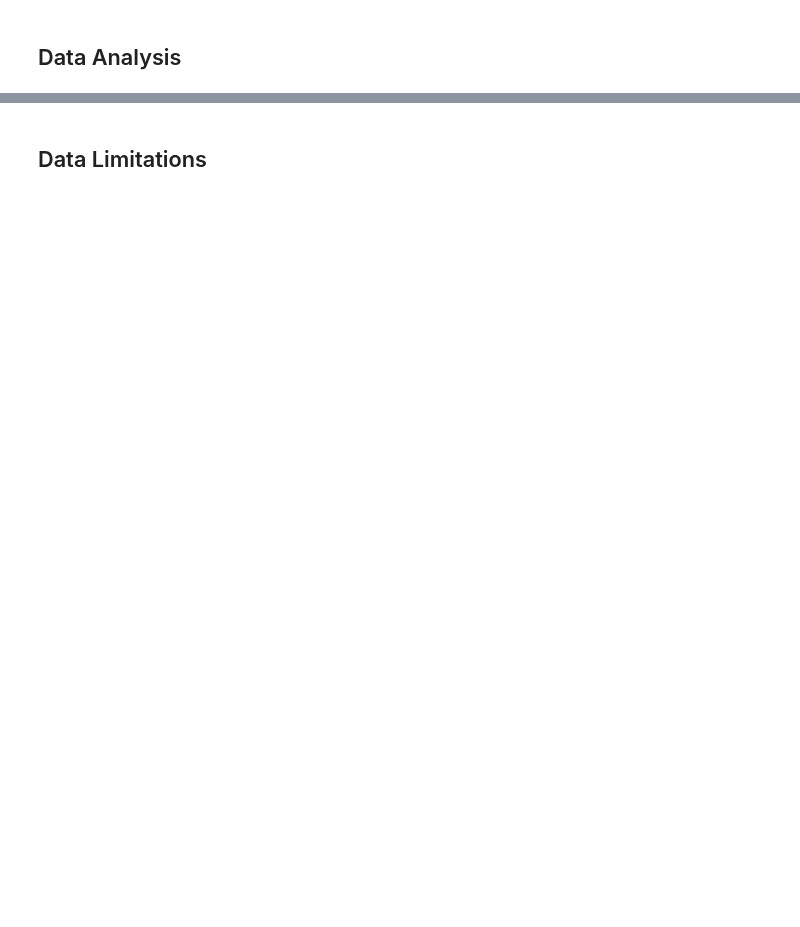
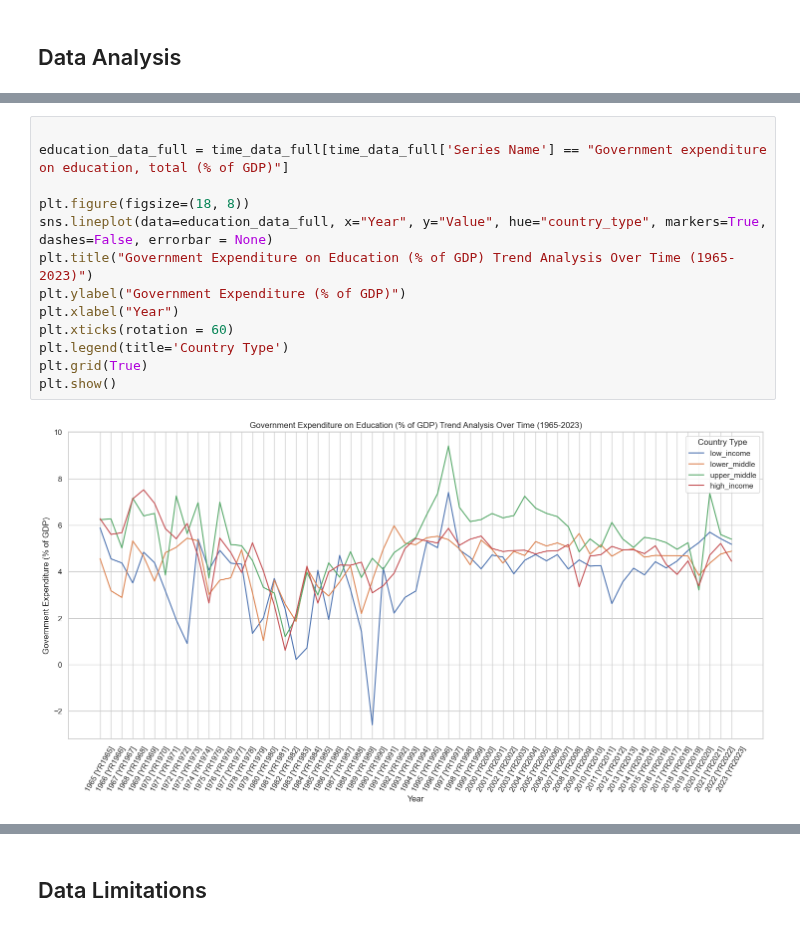
Before and after one commit to Matty67889/info-2950-project, a Jupyter notebook: income-analysis.ipynb, the cells around one changed output, grey strips where cells are left out. Drawn from its saved outputs; the diff is of its cells as text; blank space fills up the shorter version.

```diff
--- a/income-analysis.ipynb
+++ b/income-analysis.ipynb
@@ -135,0 +187,15 @@ Finally, a new column, country_type, was added to each dataset, labeling countri
+# %%
+
+education_data_full = time_data_full[time_data_full['Series Name'] == "Government expenditure on education, total (% of GDP)"]
+
+plt.figure(figsize=(18, 8))
+sns.lineplot(data=education_data_full, x="Year", y="Value", hue="country_type", markers=True, dashes=False, errorbar = None)
+plt.title("Government Expenditure on Education (% of GDP) Trend Analysis Over Time (1965-2023)")
+plt.ylabel("Government Expenditure (% of GDP)")
+plt.xlabel("Year")
+plt.xticks(rotation = 60)
+plt.legend(title='Country Type')
+plt.grid(True)
+plt.show()
+# %% [output]
+[figure, added]
```
Also changed, not shown: parts of 12 cells of this notebook, 1 other file.
